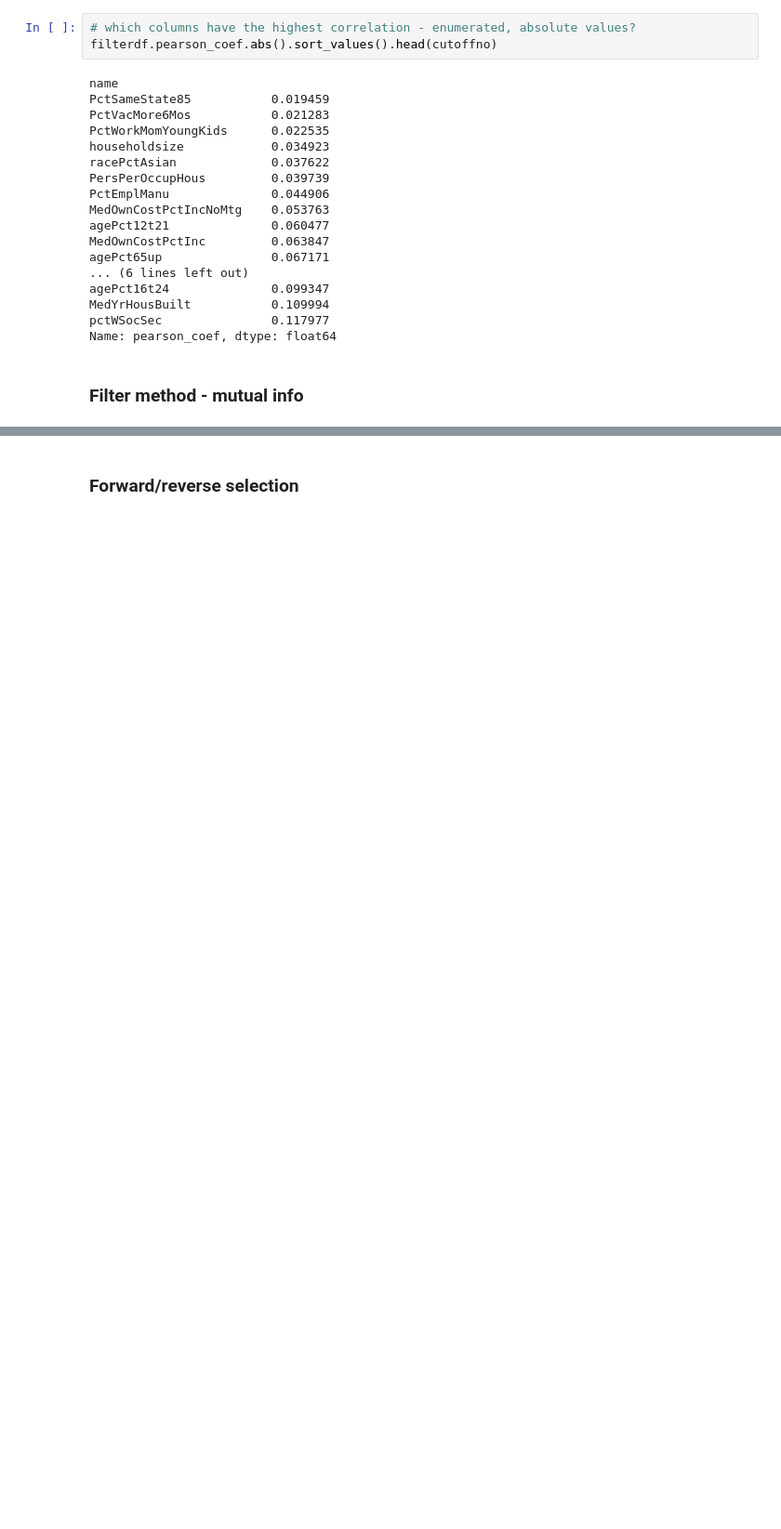
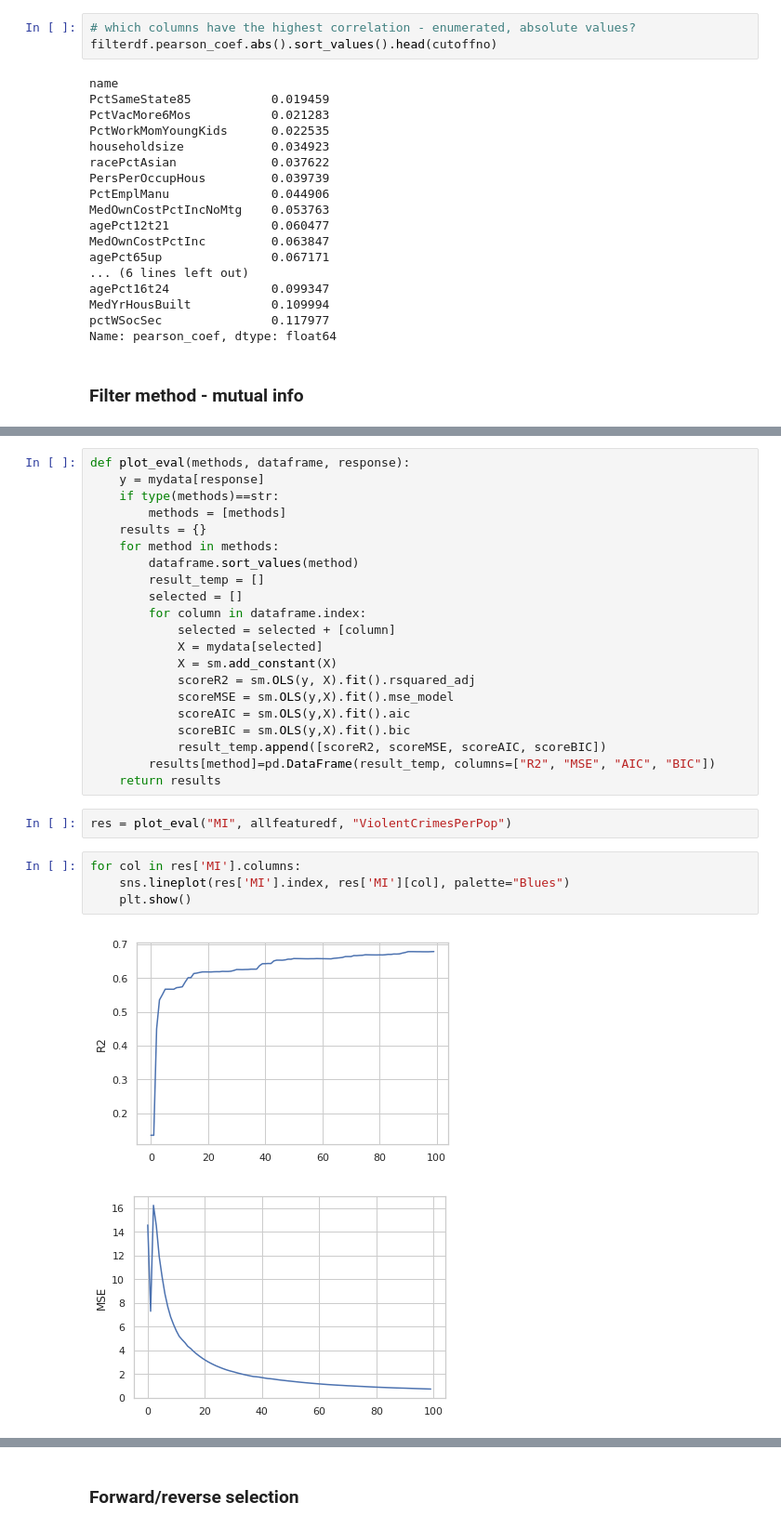
Before and after one commit to esobolewska/ML1-regression, a Jupyter notebook: ML1-kod.ipynb, the cells around one changed output, grey strips where cells are left out. Shown at 93% size. Drawn from its saved outputs; the diff is of its cells as text; blank space fills up the shorter version.

```diff
--- a/ML1-kod.ipynb
+++ b/ML1-kod.ipynb
@@ -313,0 +325,30 @@ imp.head(20)
+# %%
+def plot_eval(methods, dataframe, response):
+    y = mydata[response]
+    if type(methods)==str:
+        methods = [methods]
+    results = {}
+    for method in methods:
+        dataframe.sort_values(method)
+        result_temp = []
+        selected = []
+        for column in dataframe.index:
+            selected = selected + [column]
+            X = mydata[selected]
+            X = sm.add_constant(X)
+            scoreR2 = sm.OLS(y, X).fit().rsquared_adj
+            scoreMSE = sm.OLS(y,X).fit().mse_model
+            scoreAIC = sm.OLS(y,X).fit().aic
+            scoreBIC = sm.OLS(y,X).fit().bic
+            result_temp.append([scoreR2, scoreMSE, scoreAIC, scoreBIC])
+        results[method]=pd.DataFrame(result_temp, columns=["R2", "MSE", "AIC", "BIC"])
+    return results
+# %%
+res = plot_eval("MI", allfeaturedf, "ViolentCrimesPerPop")
+# %%
+for col in res['MI'].columns:
+    sns.lineplot(res['MI'].index, res['MI'][col], palette="Blues")
+    plt.show()
+# %% [output]
+[figure, added]
+[figure, added]
```
Also changed, not shown: parts of 13 cells of this notebook.
